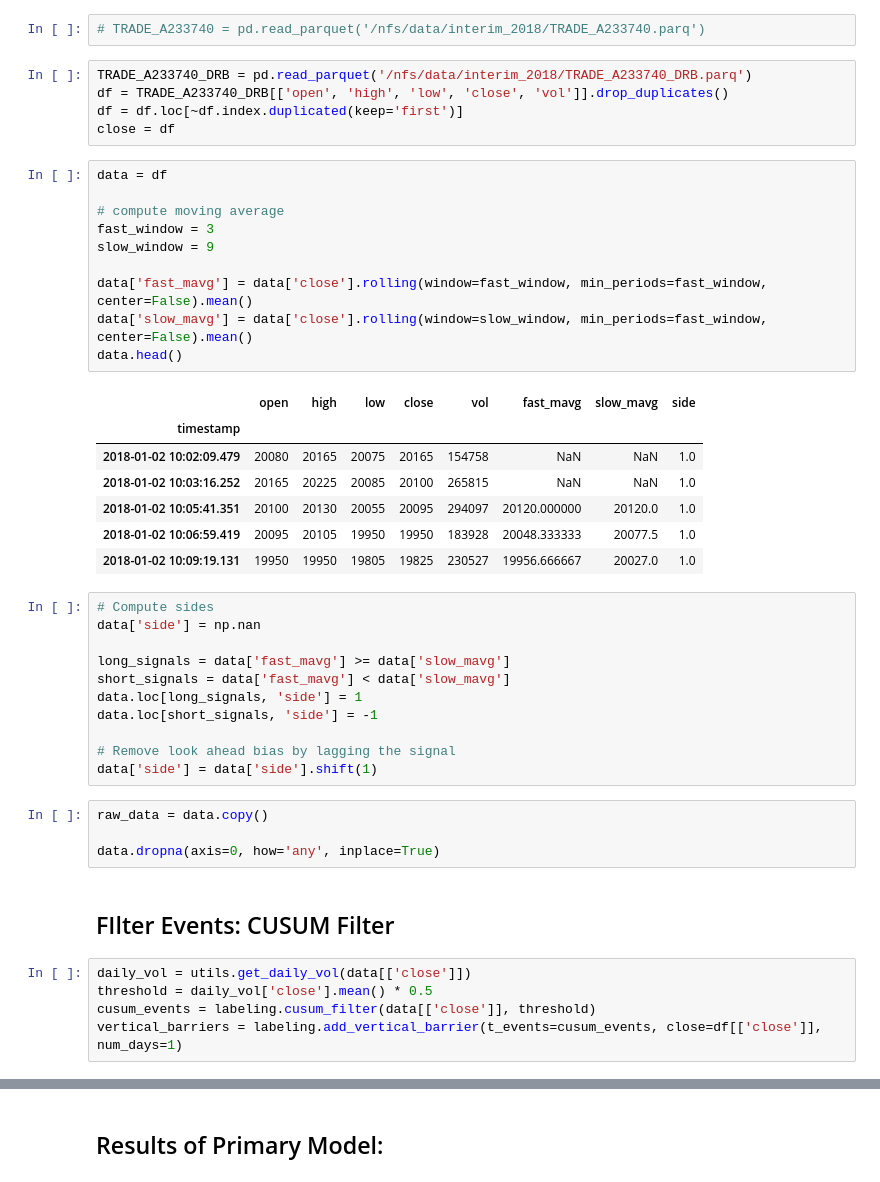
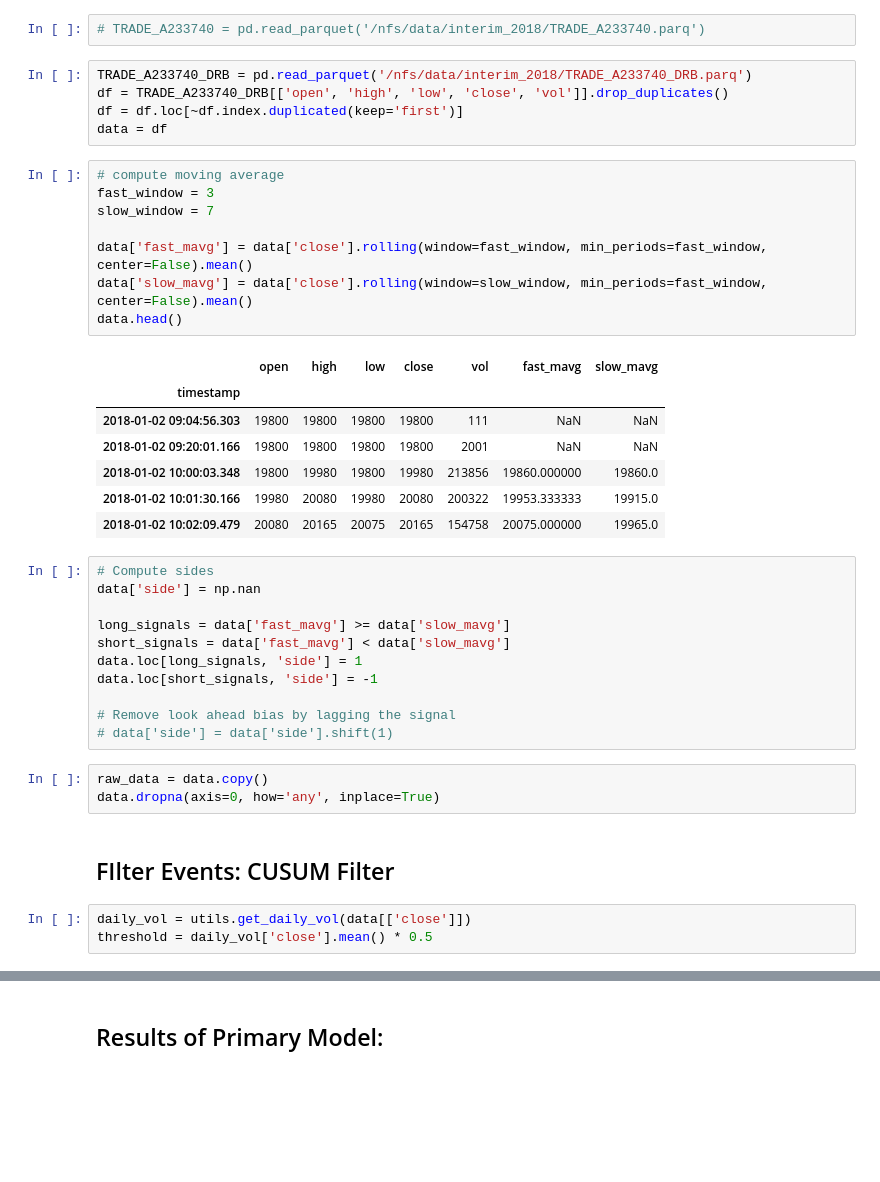
Before and after one commit to cw-jang/adv_finance, a Jupyter notebook: examples/Ch03/Ch03 TrendFollowing(A233740).ipynb, the cells around one changed output, grey strips where cells are left out. Cells and saved outputs as stored; diff of their text form; blank space fills up the shorter version.

```diff
--- a/examples/Ch03/Ch03 TrendFollowing(A233740).ipynb
+++ b/examples/Ch03/Ch03 TrendFollowing(A233740).ipynb
@@ -43,25 +41,23 @@ df.loc['2018-01-03'].shape
 TRADE_A233740_DRB = pd.read_parquet('/nfs/data/interim_2018/TRADE_A233740_DRB.parq')
 df = TRADE_A233740_DRB[['open', 'high', 'low', 'close', 'vol']].drop_duplicates()
 df = df.loc[~df.index.duplicated(keep='first')]
-close = df
+data = df
 # %%
-data = df
-
 # compute moving average
 fast_window = 3
-slow_window = 9
+slow_window = 7
 
 data['fast_mavg'] = data['close'].rolling(window=fast_window, min_periods=fast_window, center=False).mean()
 data['slow_mavg'] = data['close'].rolling(window=slow_window, min_periods=fast_window, center=False).mean()
 data.head()
 # %% [output]
-|  | open | high | low | close | vol | fast_mavg | slow_mavg | side |
-| timestamp |  |  |  |  |  |  |  |  |
-| 2018-01-02 10:02:09.479 | 20080 | 20165 | 20075 | 20165 | 154758 | NaN | NaN | 1.0 |
-| 2018-01-02 10:03:16.252 | 20165 | 20225 | 20085 | 20100 | 265815 | NaN | NaN | 1.0 |
-| 2018-01-02 10:05:41.351 | 20100 | 20130 | 20055 | 20095 | 294097 | 20120.000000 | 20120.0 | 1.0 |
-| 2018-01-02 10:06:59.419 | 20095 | 20105 | 19950 | 19950 | 183928 | 20048.333333 | 20077.5 | 1.0 |
-| 2018-01-02 10:09:19.131 | 19950 | 19950 | 19805 | 19825 | 230527 | 19956.666667 | 20027.0 | 1.0 |
+|  | open | high | low | close | vol | fast_mavg | slow_mavg |
+| timestamp |  |  |  |  |  |  |  |
+| 2018-01-02 09:04:56.303 | 19800 | 19800 | 19800 | 19800 | 111 | NaN | NaN |
+| 2018-01-02 09:20:01.166 | 19800 | 19800 | 19800 | 19800 | 2001 | NaN | NaN |
+| 2018-01-02 10:00:03.348 | 19800 | 19980 | 19800 | 19980 | 213856 | 19860.000000 | 19860.0 |
+| 2018-01-02 10:01:30.166 | 19980 | 20080 | 19980 | 20080 | 200322 | 19953.333333 | 19915.0 |
+| 2018-01-02 10:02:09.479 | 20080 | 20165 | 20075 | 20165 | 154758 | 20075.000000 | 19965.0 |
 # %%
 # Compute sides
 data['side'] = np.nan
@@ -72,15 +68,12 @@ data.loc[long_signals, 'side'] = 1
 data.loc[short_signals, 'side'] = -1
 
 # Remove look ahead bias by lagging the signal
-data['side'] = data['side'].shift(1)
+# data['side'] = data['side'].shift(1)
 # %%
 raw_data = data.copy()
-
 data.dropna(axis=0, how='any', inplace=True)
 # %% [markdown]
 ## FIlter Events: CUSUM Filter
 # %%
 daily_vol = utils.get_daily_vol(data[['close']])
 threshold = daily_vol['close'].mean() * 0.5
-cusum_events = labeling.cusum_filter(data[['close']], threshold)
-vertical_barriers = labeling.add_vertical_barrier(t_events=cusum_events, close=df[['close']], num_days=1)
```
Also changed, not shown: parts of 32 cells of this notebook, 4 other files.
